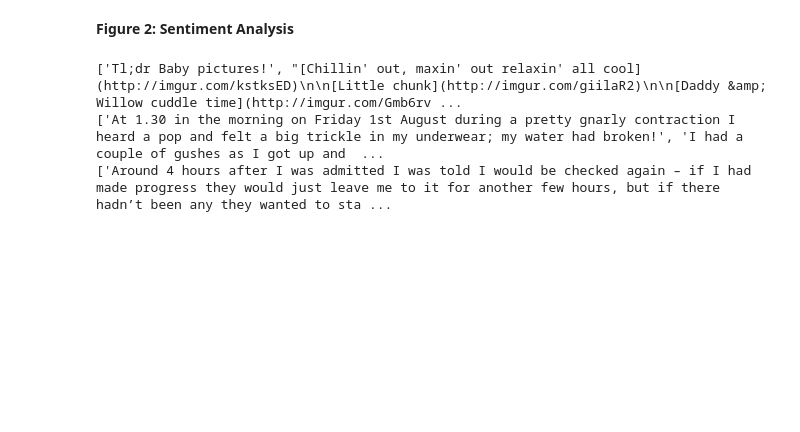
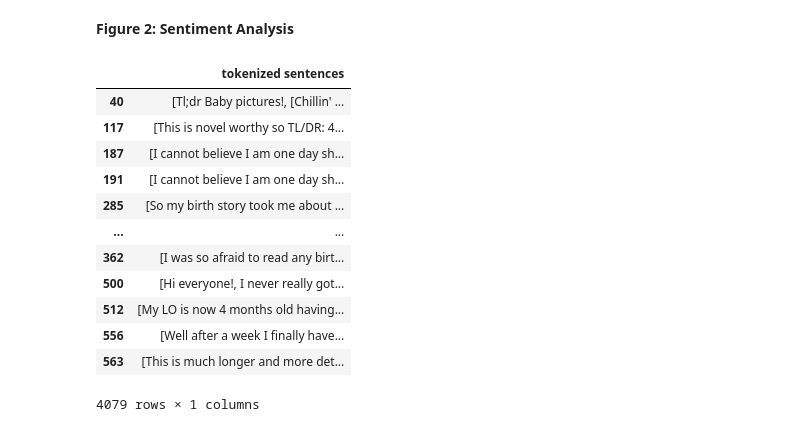
Before and after one commit to azpoliak/birthing_experiences, a Jupyter notebook: src/notebooks/Re-implementing Maria's paper.ipynb, the cells around one changed output. Cells and saved outputs as stored; diff of their text form; code cells hidden in the pictures; blank space fills up the shorter version.

```diff
--- a/src/notebooks/Re-implementing Maria's paper.ipynb
+++ b/src/notebooks/Re-implementing Maria's paper.ipynb
@@ -302 +267,19 @@ def sentiment_analyzer_scores(sentence):
+# %%
+sentiment_df = pd.DataFrame()
+sentiment_df['tokenized sentences'] = birth_stories_df['selftext'].apply(tokenize.sent_tokenize)
+sentiment_df
+# %% [output]
+|  | tokenized sentences |
+| 40 | [Tl;dr Baby pictures!, [Chillin' ... |
+| 117 | [This is novel worthy so TL/DR: 4... |
+| 187 | [I cannot believe I am one day sh... |
+| 191 | [I cannot believe I am one day sh... |
+| 285 | [So my birth story took me about ... |
+| ... | ... |
+| 362 | [I was so afraid to read any birt... |
+| 500 | [Hi everyone!, I never really got... |
+| 512 | [My LO is now 4 months old having... |
+| 556 | [Well after a week I finally have... |
+| 563 | [This is much longer and more det... |
+4079 rows × 1 columns
 # %%
@@ -304,12 +286,0 @@ story_sents = tokenize.sent_tokenize(birth_stories_df['selftext'].iloc[0])
-# %%
-n = np.round(len(story_sents)/10, 0)
-def split_story_10_sections(lst, n):
-    print(lst[:10])
-    print(lst[11:21])
-    print(lst[22:32])
-
-split_story_10_sections(story_sents, n)
-# %% [output]
-['Tl;dr Baby pictures!', "[Chillin' out, maxin' out relaxin' all cool](http://imgur.com/kstksED)\n\n[Little chunk](http://imgur.com/giilaR2)\n\n[Daddy &amp; Willow cuddle time](http://imgur.com/Gmb6rv ...
-['At 1.30 in the morning on Friday 1st August during a pretty gnarly contraction I heard a pop and felt a big trickle in my underwear; my water had broken!', 'I had a couple of gushes as I got up and  ...
-['Around 4 hours after I was admitted I was told I would be checked again – if I had made progress they would just leave me to it for another few hours, but if there hadn’t been any they wanted to sta ...
```
Also changed, not shown: parts of 33 cells of this notebook.
